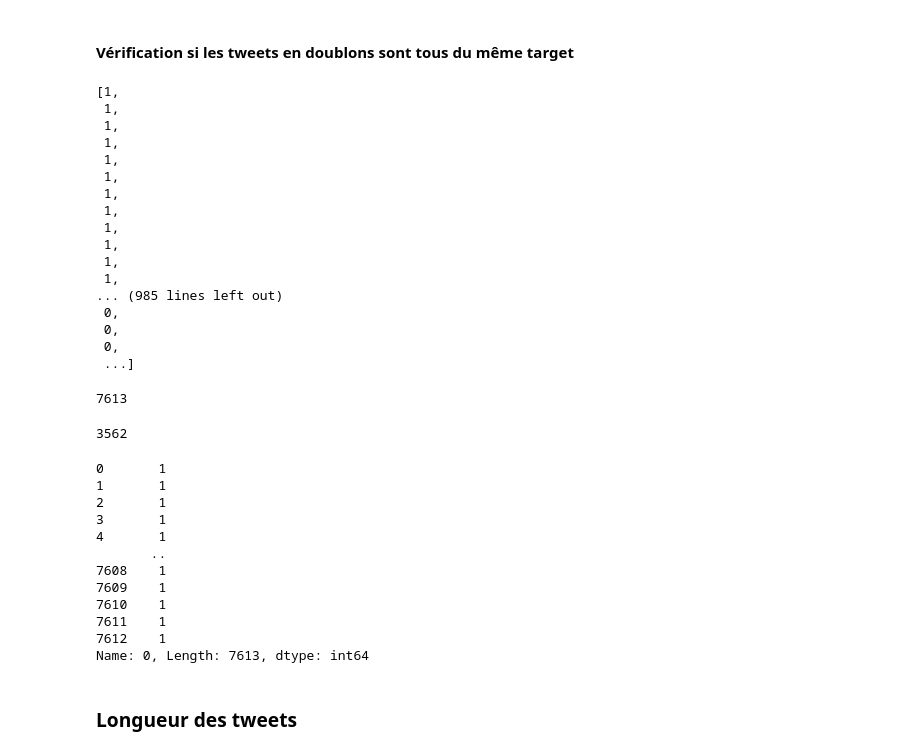
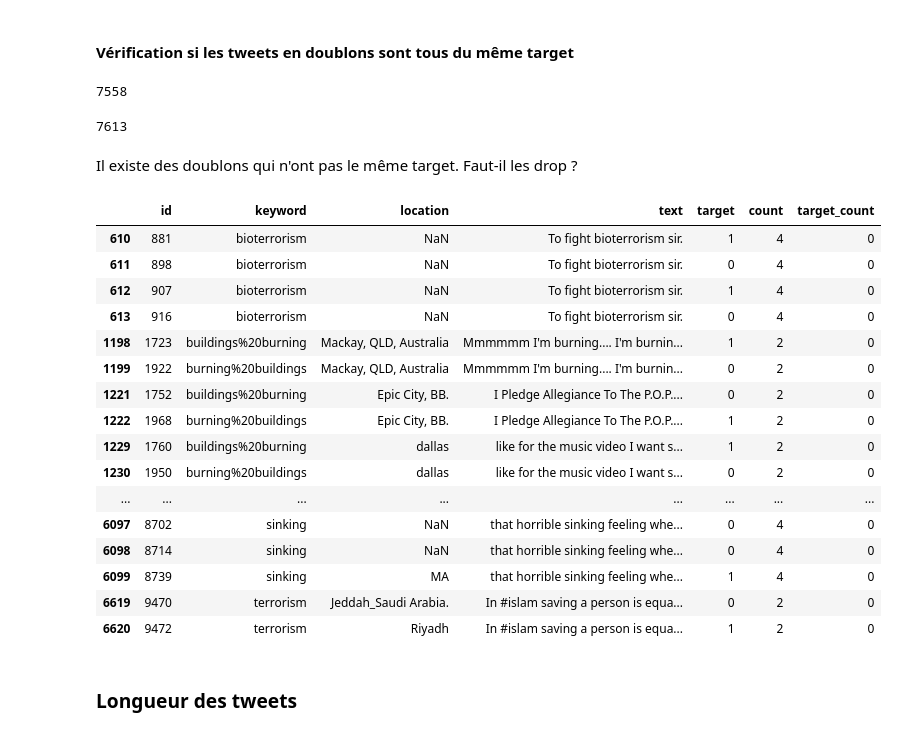
Before and after one commit to brusadelli-luca/disaster_tweets, a Jupyter notebook: disaster_tweets_viz.ipynb, the cells around one changed output. Saved outputs shown, nothing was run; the diff lists cells and outputs as text; code cells hidden in the pictures.

```diff
--- a/disaster_tweets_viz.ipynb
+++ b/disaster_tweets_viz.ipynb
@@ -116,47 +120,49 @@ target_count = [train_df_count[train_df_count.text == train_df_count.iloc[i].tex
+# %%
+target_count = [
+    int(
+        (
+        train_df_count[train_df_count.text == train_df_count.iloc[i].text].target.sum() == train_df_count[train_df_count.text == train_df_count.iloc[i].text].shape[0]
+        )
+        or
+        (
+        train_df_count[train_df_count.text == train_df_count.iloc[i].text].target.sum() == 0
+        )
+    )
+
+    for i in range(train_df_count.shape[0])
+]
 # %%
-target_count
+sum(target_count)
 # %% [output]
-[1,
- 1,
- 1,
- 1,
- 1,
- 1,
- 1,
- 1,
- 1,
- 1,
- 1,
- 1,
-... (985 lines left out)
- 0,
- 0,
- 0,
- ...]
+7558
 # %%
 len(target_count)
 # %% [output]
 7613
-# %%
-sum(target_count)
-# %% [output]
-3562
-# %%
-neux = pd.concat([train_df_count, pd.DataFrame(target_count)], axis=1)
-neux[neux.count == 1]
-# %% [output]
-0       1
-1       1
-2       1
-3       1
-4       1
-       ..
-7608    1
-7609    1
-7610    1
-7611    1
-7612    1
-Name: 0, Length: 7613, dtype: int64
+# %% [markdown]
+Il existe des doublons qui n'ont pas le même target. Faut-il les drop ?
+# %%
+target_count_df = pd.DataFrame(target_count, columns=['target_count'])
+train_df_target_count = pd.concat([train_df_count, target_count_df], axis = 1)
+train_df_target_count[train_df_target_count.target_count == 0]
+# %% [output]
+|  | id | keyword | location | text | target | count | target_count |
+| 610 | 881 | bioterrorism | NaN | To fight bioterrorism sir. | 1 | 4 | 0 |
+| 611 | 898 | bioterrorism | NaN | To fight bioterrorism sir. | 0 | 4 | 0 |
+| 612 | 907 | bioterrorism | NaN | To fight bioterrorism sir. | 1 | 4 | 0 |
+| 613 | 916 | bioterrorism | NaN | To fight bioterrorism sir. | 0 | 4 | 0 |
+| 1198 | 1723 | buildings%20burning | Mackay, QLD, Australia | Mmmmmm I'm burning.... I'm burnin... | 1 | 2 | 0 |
+| 1199 | 1922 | burning%20buildings | Mackay, QLD, Australia | Mmmmmm I'm burning.... I'm burnin... | 0 | 2 | 0 |
+| 1221 | 1752 | buildings%20burning | Epic City, BB. | I Pledge Allegiance To The P.O.P.... | 0 | 2 | 0 |
+| 1222 | 1968 | burning%20buildings | Epic City, BB. | I Pledge Allegiance To The P.O.P.... | 1 | 2 | 0 |
+| 1229 | 1760 | buildings%20burning | dallas | like for the music video I want s... | 1 | 2 | 0 |
+| 1230 | 1950 | burning%20buildings | dallas | like for the music video I want s... | 0 | 2 | 0 |
+| ... | ... | ... | ... | ... | ... | ... | ... |
+| 6097 | 8702 | sinking | NaN | that horrible sinking feeling whe... | 0 | 4 | 0 |
+| 6098 | 8714 | sinking | NaN | that horrible sinking feeling whe... | 0 | 4 | 0 |
+| 6099 | 8739 | sinking | MA | that horrible sinking feeling whe... | 1 | 4 | 0 |
+| 6619 | 9470 | terrorism | Jeddah_Saudi Arabia. | In #islam saving a person is equa... | 0 | 2 | 0 |
+| 6620 | 9472 | terrorism | Riyadh | In #islam saving a person is equa... | 1 | 2 | 0 |
 # %% [markdown]
 ### Longueur des tweets
 # %%
```
Also changed, not shown: parts of 33 cells of this notebook, 1 other file.
